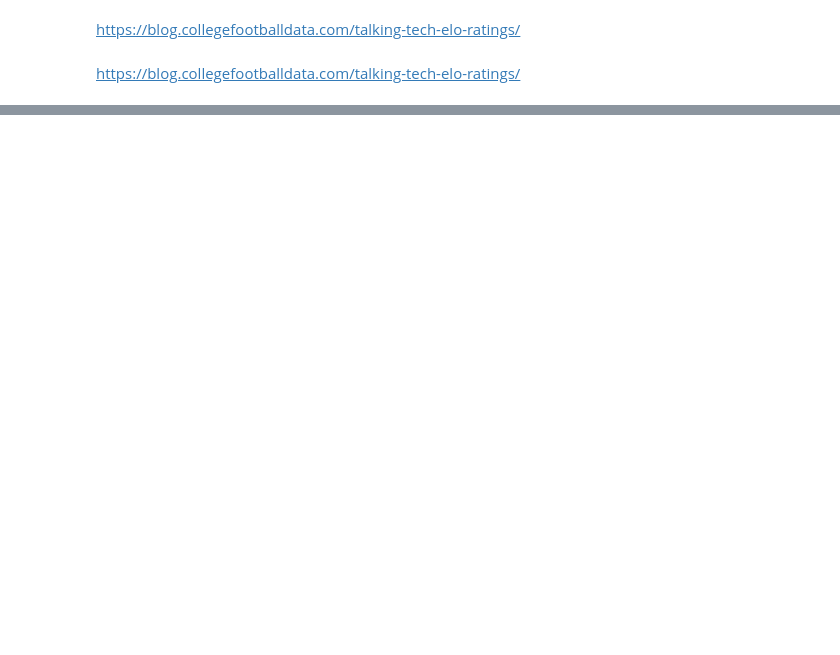
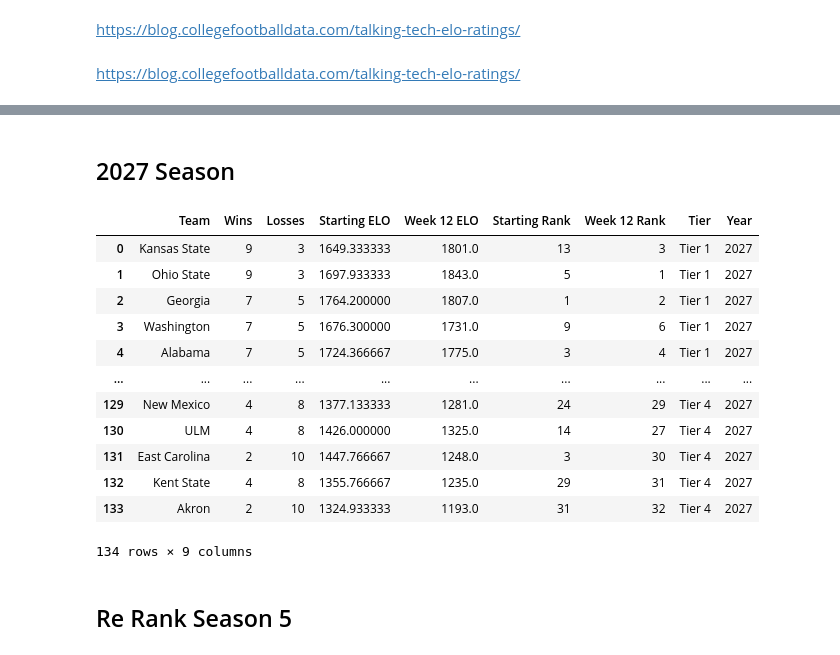
Before and after one commit to liameliot/DA-401-, a Jupyter notebook: PRS.ipynb, the cells around one changed output, grey strips where cells are left out. Saved outputs shown, nothing was run; the diff lists cells and outputs as text; code cells hidden in the pictures; blank space fills up the shorter version.

```diff
--- a/PRS.ipynb
+++ b/PRS.ipynb
@@ -338,0 +228,6 @@ preseason25.to_csv('preseason25.csv', index=False)
+# %%
+# Season 4
+preseason27 = sortelo(cfb26)
+preseason27['ELO'] = preseason27['ELO'] * 0.95
+eloranks = preseason27
+eloranks
@@ -338,0 +248,55 @@ preseason25.to_csv('preseason25.csv', index=False)
+# %% [markdown]
+## 2027 Season
+# %%
+# Sets Tiers
+
+tiers_dict = tiers(eloranks)
+tier1 = tiers_dict["tier1"]
+tier2 = tiers_dict["tier2"]
+tier3 = tiers_dict["tier3"]
+tier4 = tiers_dict["tier4"]
+
+# Runs Season Sim
+
+# tier 1 results
+final_results, matchup_df = simulate_season(tier1)
+# tier 2 results
+final_results2, matchup_df2 = simulate_season(tier2)
+# tier 3 results
+final_results3, matchup_df3 = simulate_season(tier3)
+# tier 4 results
+final_results4, matchup_df4 = simulate_season(tier4)
+
+
+final_results['Tier'] = "Tier 1"
+final_results2['Tier'] = "Tier 2"
+final_results3['Tier'] = "Tier 3"
+final_results4['Tier'] = "Tier 4"
+
+Tier_1_CBR_27 = matchup_df['CBR'].mean()
+Tier_2_CBR_27 = matchup_df2['CBR'].mean()
+Tier_3_CBR_27 = matchup_df3['CBR'].mean()
+Tier_4_CBR_27 = matchup_df4['CBR'].mean()
+
+
+# Final Season Results
+
+cfb27 = pd.concat([final_results, final_results2, final_results3, final_results4], ignore_index=True)
+cfb27['Year'] = 2027
+cfb27
+# %% [output]
+|  | Team | Wins | Losses | Starting ELO | Week 12 ELO | Starting Rank | Week 12 Rank | Tier | Year |
+| 0 | Kansas State | 9 | 3 | 1649.333333 | 1801.0 | 13 | 3 | Tier 1 | 2027 |
+| 1 | Ohio State | 9 | 3 | 1697.933333 | 1843.0 | 5 | 1 | Tier 1 | 2027 |
+| 2 | Georgia | 7 | 5 | 1764.200000 | 1807.0 | 1 | 2 | Tier 1 | 2027 |
+| 3 | Washington | 7 | 5 | 1676.300000 | 1731.0 | 9 | 6 | Tier 1 | 2027 |
+| 4 | Alabama | 7 | 5 | 1724.366667 | 1775.0 | 3 | 4 | Tier 1 | 2027 |
+| ... | ... | ... | ... | ... | ... | ... | ... | ... | ... |
+| 129 | New Mexico | 4 | 8 | 1377.133333 | 1281.0 | 24 | 29 | Tier 4 | 2027 |
+| 130 | ULM | 4 | 8 | 1426.000000 | 1325.0 | 14 | 27 | Tier 4 | 2027 |
+| 131 | East Carolina | 2 | 10 | 1447.766667 | 1248.0 | 3 | 30 | Tier 4 | 2027 |
+| 132 | Kent State | 4 | 8 | 1355.766667 | 1235.0 | 29 | 31 | Tier 4 | 2027 |
+| 133 | Akron | 2 | 10 | 1324.933333 | 1193.0 | 31 | 32 | Tier 4 | 2027 |
+134 rows × 9 columns
+# %% [markdown]
+## Re Rank Season 5
```
Also changed, not shown: parts of 35 cells of this notebook, 3 other files.
